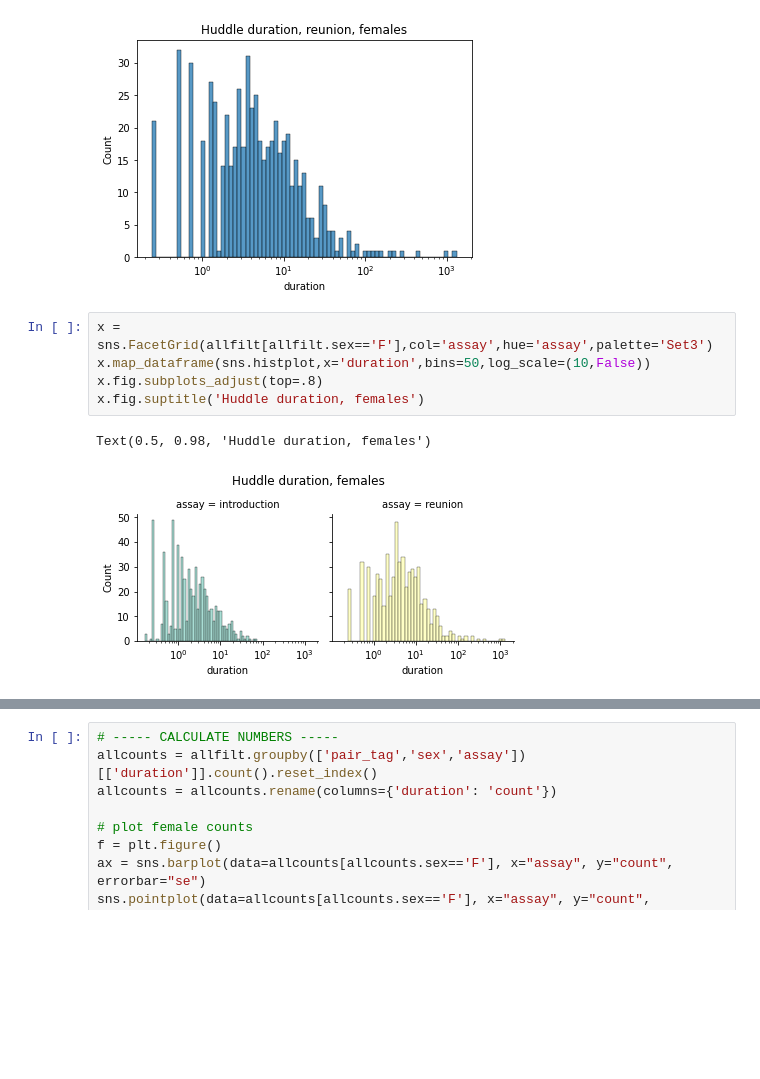
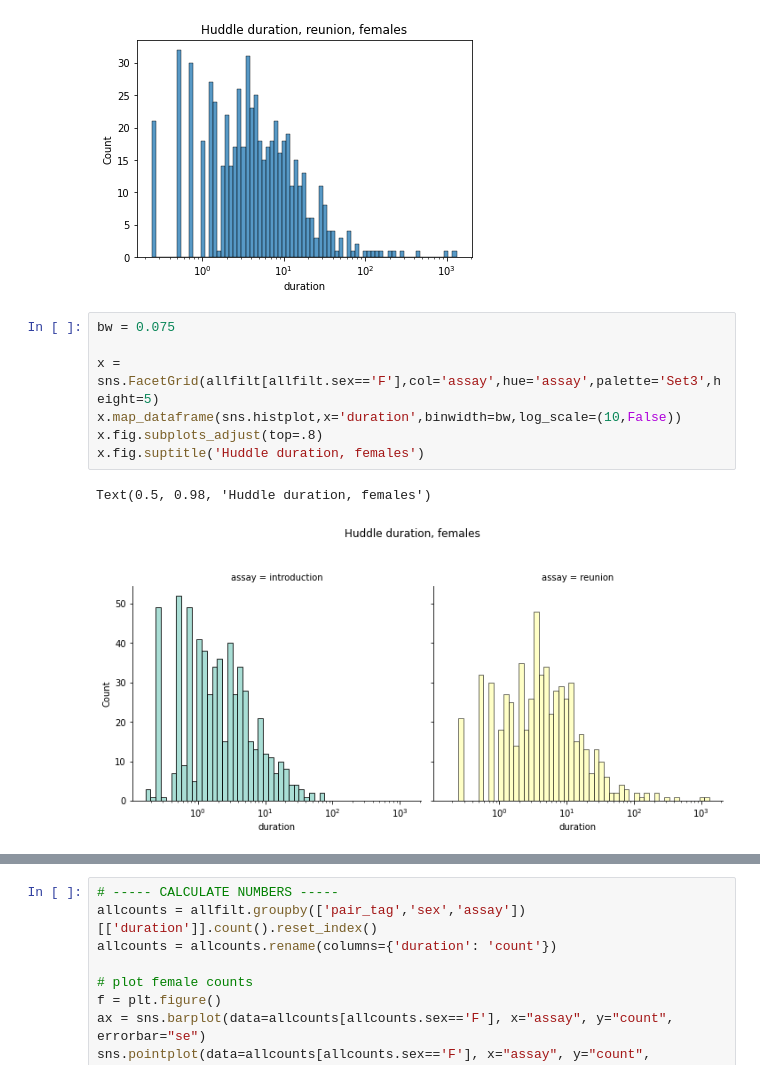
Before and after one commit to nhoglen/scn2a-paper-GWJSNH-code, a Jupyter notebook: 241112_scratch_WThuddleTimes-introVreunion.ipynb, the cells around one changed output, grey strips where cells are left out. Saved outputs shown, nothing was run; the diff lists cells and outputs as text; blank space fills up the shorter version.

```diff
--- a/241112_scratch_WThuddleTimes-introVreunion.ipynb
+++ b/241112_scratch_WThuddleTimes-introVreunion.ipynb
@@ -131,10 +140,12 @@ Text(0.5, 1.0, 'Huddle duration, reunion, females')
 [figure]
 [figure]
 # %%
-x = sns.FacetGrid(allfilt[allfilt.sex=='F'],col='assay',hue='assay',palette='Set3')
-x.map_dataframe(sns.histplot,x='duration',bins=50,log_scale=(10,False))
+bw = 0.075
+
+x = sns.FacetGrid(allfilt[allfilt.sex=='F'],col='assay',hue='assay',palette='Set3',height=5)
+x.map_dataframe(sns.histplot,x='duration',binwidth=bw,log_scale=(10,False))
 x.fig.subplots_adjust(top=.8)
 x.fig.suptitle('Huddle duration, females')
 # %% [output]
 Text(0.5, 0.98, 'Huddle duration, females')
-[figure, old version]
+[figure, new version]
```
Also changed, not shown: parts of 17 cells of this notebook, 1 other file.
